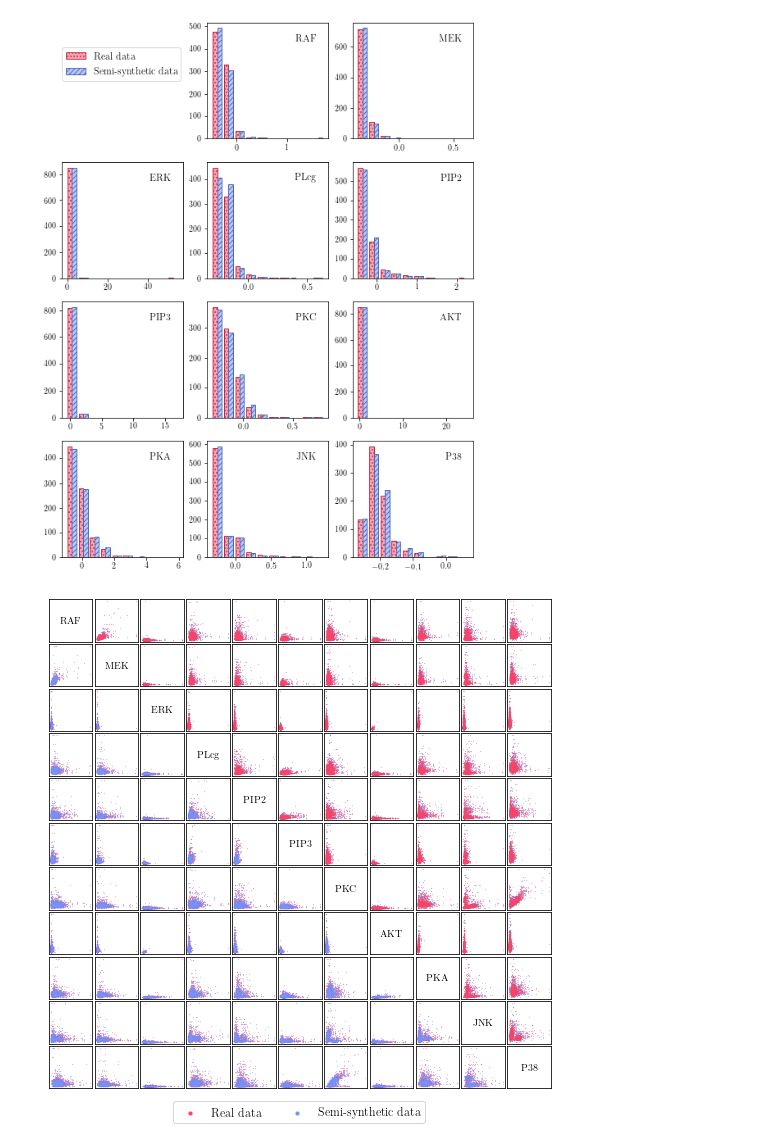
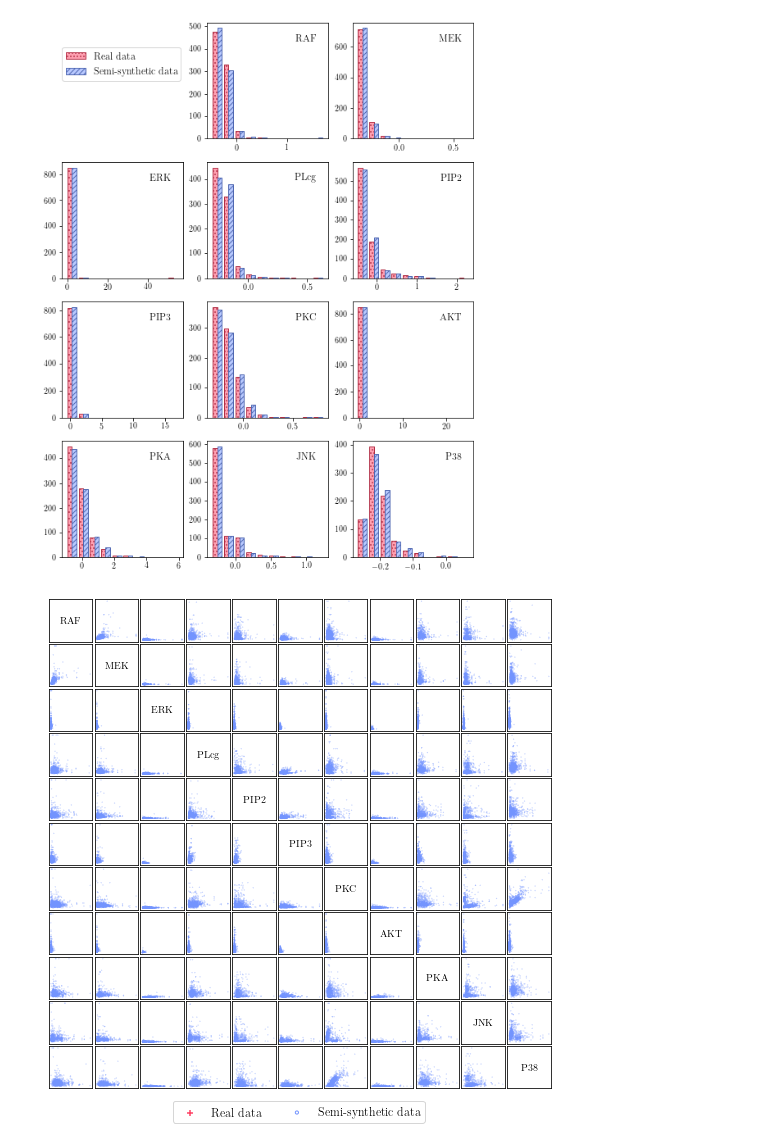
Before and after one commit to juangamella/gnies-paper, a Jupyter notebook: figures_sachs_experiments.ipynb, the cells around one changed output. Saved outputs shown, nothing was run; the diff lists cells and outputs as text; code cells hidden in the pictures.

```diff
--- a/figures_sachs_experiments.ipynb
+++ b/figures_sachs_experiments.ipynb
@@ -537,32 +537,33 @@ plt.savefig("figures/real_vs_drf_marginals.pdf", bbox_inches='tight',transform=a
 # %%
 k=0
 p = len(node2idx)
 delta = 1
 plt.figure(figsize=(9*delta,9*delta))
 gs = gridspec.GridSpec(p, p, wspace=0.05, hspace=0.05)
 idx2node = dict((i,n) for i,n in enumerate(sachs.node_names))
 for x in range(p):
     for y in range(p):
         plt.subplot(gs[x,y])
         ax = plt.gca()
         size = 0.1
         if x==y:
             ax.text(0.5,0.5,idx2node[x], ha="center", va="center", )
         elif x > y:
-            ax.scatter(real_data[k][:,x], real_data[k][:,y], s=size, marker='.', color=colors[0], label=labels[0])
-            ax.scatter(drf_data[k][:,x], drf_data[k][:,y], s=size, marker='.', color=colors[4], label=labels[1])
+            ax.scatter(real_data[k][:,x], real_data[k][:,y], s=size, marker='+', color=colors[0], label=labels[0])
+            ax.scatter(drf_data[k][:,x], drf_data[k][:,y], s=size, marker='.', facecolor="",color=colors[4], label=labels[1])
         else:
-            ax.scatter(drf_data[k][:,x], drf_data[k][:,y], s=size, marker='.', color=colors[4], label=labels[1])
-            ax.scatter(real_data[k][:,x], real_data[k][:,y], s=size, marker='.', color=colors[0], label=labels[0])
+            ax.scatter(drf_data[k][:,x], drf_data[k][:,y], s=size, marker='.', facecolor="", color=colors[4], label=labels[1])
+            ax.scatter(real_data[k][:,x], real_data[k][:,y], s=size, marker='+', color=colors[0], label=labels[0])
         ax.set_xticks([])
         ax.set_yticks([])
         # Legend
         if x == p - 1 and y == 0:
             ax.legend(ncol=2, bbox_to_anchor=(8.75, -.15), markerscale=20, prop={'size': 12})
 #plt.savefig("figures/all_marginals_sachs.pdf", bbox_inches="tight")
 plt.savefig("figures/all_marginals_sachs.png", dpi=300, bbox_inches="tight")
+plt.savefig("figures/all_marginals_sachs_talk.png", dpi=600, bbox_inches="tight")
 # %% [output]
-[figure, old version]
+[figure, new version]
 # %%
 k = 0
 node2idx = dict((n,i) for i,n in enumerate(sachs.node_names))
```
Also changed, not shown: parts of 10 cells of this notebook.
